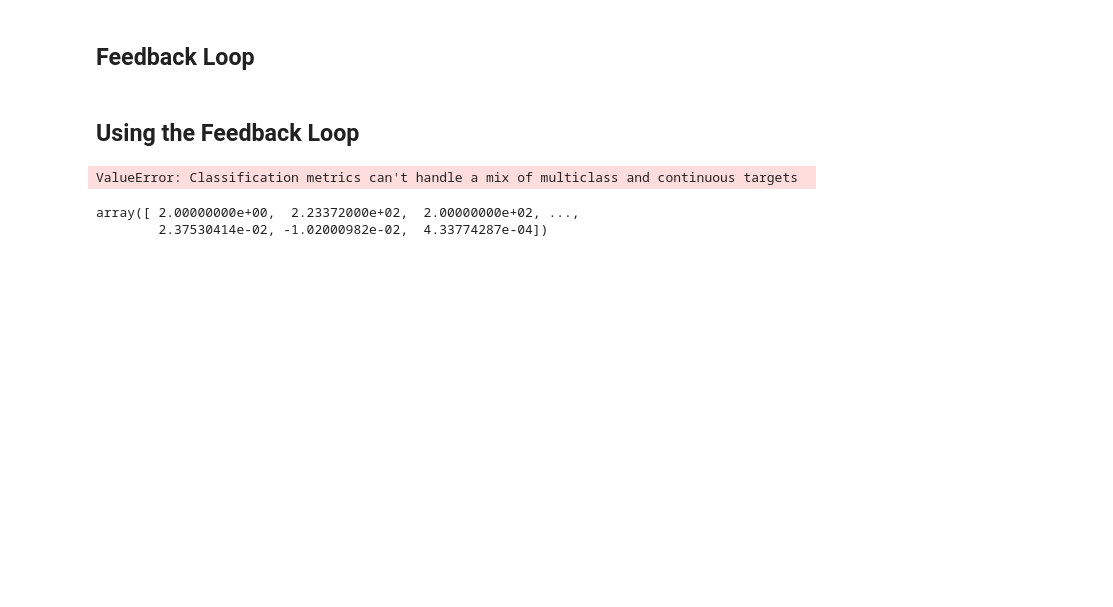
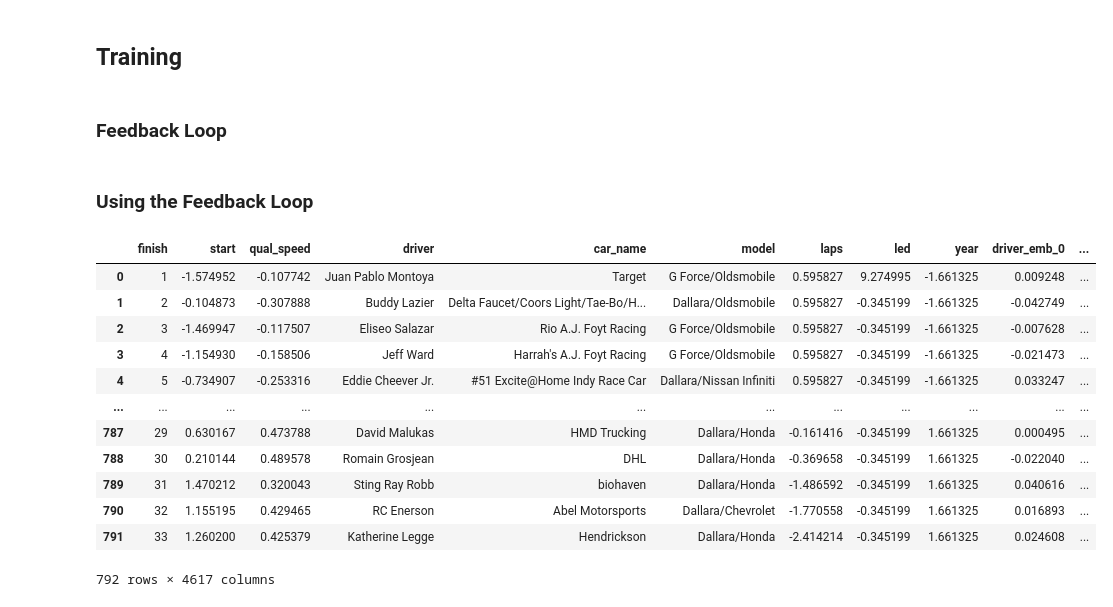
Before and after one commit to jacob-danner/machine-learning-experiments, a Jupyter notebook: INDY-500/modeling.ipynb, the cells around one changed output. Cells and saved outputs as stored; diff of their text form; code cells hidden in the pictures; blank space fills up the shorter version.

```diff
--- a/INDY-500/modeling.ipynb
+++ b/INDY-500/modeling.ipynb
@@ -7,7 +23,9 @@ from typing import Any
+# %% [markdown]
+## Training
 # %% [markdown]
-## Feedback Loop
+### Feedback Loop
 # %%
-from sklearn.metrics import accuracy_score, precision_score, recall_score, f1_score
+from sklearn.metrics import accuracy_score, precision_score, recall_score, f1_score, mean_absolute_error, mean_squared_error
 from sklearn.ensemble import RandomForestClassifier, RandomForestRegressor
 from sklearn.model_selection import train_test_split
 from sklearn.preprocessing import StandardScaler
@@ -30,20 +48,14 @@ def embed_categorical_columns(df: pd.DataFrame, categorical: list[str]) -> pd.Da
     A module of functionality for creating embeddings wrapped inside one function call.
     '''
 
-    OpenAIClient = Any # type alias for readability
-
-    def get_openai_client() -> OpenAIClient:
+    def set_openai_secret() -> None:
         load_dotenv()
-        os.environ.get('OPEN_API_KEY')
-        client = openai.OpenAI(
-            api_key=os.environ.get('OPEN_API_KEY')
-        )
-
-        return client
+        api_key = os.environ.get('OPEN_API_KEY')
+        openai.api_key = api_key
 
 
-    def get_embedding(client: OpenAIClient, text: str, model="text-embedding-3-small") -> list[float]:
-        return client.embeddings.create(input=text, model=model).data[0].embedding
+    def get_embedding(text: str, model="text-embedding-3-small") -> list[float]:
+        return openai.Embedding.create(input=text, model=model).data[0].embedding
 
 
     def add_pretrained_embeddings(data, columns):
@@ -61,10 +73,10 @@ def embed_categorical_columns(df: pd.DataFrame, categorical: list[str]) -> pd.Da
 
     df = df.copy()
 
-    client = get_openai_client()
+    set_openai_secret()
 
     for column in categorical:
-        df[f'{column}_emb'] = df[column].apply(lambda text: get_embedding(client, text))
+        df[f'{column}_emb'] = df[column].apply(lambda text: get_embedding(text))
 
         # explode the embedding list's into their own columns and add them to the df
 
@@ -86,48 +98,48 @@ def embed_categorical_columns(df: pd.DataFrame, categorical: list[str]) -> pd.Da
 def evaluate_model(model, X_test, y_test) -> dict:
     y_pred = model.predict(X_test)
     return {
-        'accuracy': accuracy_score(y_test, y_pred),
-        'precision': precision_score(y_test, y_pred, average='weighted'),
-        'recall': recall_score(y_test, y_pred, average='weighted'),
-        'f1': f1_score(y_test, y_pred, average='weighted')
+        'MAE': mean_absolute_error(y_test, y_pred),
+        'MSE': mean_squared_error(y_test, y_pred),
     }
+
 
 def train_and_evaluate_model(model, X, y):
     X_train, X_test, y_train, y_test = train_test_split(X, y, test_size=0.2, random_state=3)
     model.fit(X_train, y_train)
     return evaluate_model(model, X_test, y_test)
 # %% [markdown]
-## Using the Feedback Loop
+### Using the Feedback Loop
 # %%
 categorical = ['driver', 'car_name', 'model']
 numerical = ['start', 'qual_speed', 'laps', 'led', 'year']
 
 embedded_df_path = 'embedded_df.csv'
 
 if os.path.exists(embedded_df_path):
     df = pd.read_csv(embedded_df_path, index_col=0)
     scaler = StandardScaler()
     df[numerical] = scaler.fit_transform(df[numerical])
 
 else:
     df = (
         get_clean_df('race_stats_2000-2024.csv')
         .pipe(embed_categorical_columns, ['driver', 'car_name', 'model'])
     )
 
     df.to_csv(embedded_df_path, index=False)
 
-y = df.finish
-X = df.drop(columns=['finish'] + categorical)
-
-model = RandomForestRegressor(random_state=3)
-
-evaluation = train_and_evaluate_model(model, X, y)
-evaluation
+df
 # %% [output]
+|  | finish | start | qual_speed | driver | car_name | model | laps | led | year | driver_emb_0 | ... |
+| 0 | 1 | -1.574952 | -0.107742 | Juan Pablo Montoya | Target | G Force/Oldsmobile | 0.595827 | 9.274995 | -1.661325 | 0.009248 | ... |
+| 1 | 2 | -0.104873 | -0.307888 | Buddy Lazier | Delta Faucet/Coors Light/Tae-Bo/H... | Dallara/Oldsmobile | 0.595827 | -0.345199 | -1.661325 | -0.042749 | ... |
+| 2 | 3 | -1.469947 | -0.117507 | Eliseo Salazar | Rio A.J. Foyt Racing | G Force/Oldsmobile | 0.595827 | -0.345199 | -1.661325 | -0.007628 | ... |
+| 3 | 4 | -1.154930 | -0.158506 | Jeff Ward | Harrah's A.J. Foyt Racing | G Force/Oldsmobile | 0.595827 | -0.345199 | -1.661325 | -0.021473 | ... |
+| 4 | 5 | -0.734907 | -0.253316 | Eddie Cheever Jr. | #51 Excite@Home Indy Race Car | Dallara/Nissan Infiniti | 0.595827 | -0.345199 | -1.661325 | 0.033247 | ... |
+| ... | ... | ... | ... | ... | ... | ... | ... | ... | ... | ... | ... |
+| 787 | 29 | 0.630167 | 0.473788 | David Malukas | HMD Trucking | Dallara/Honda | -0.161416 | -0.345199 | 1.661325 | 0.000495 | ... |
+| 788 | 30 | 0.210144 | 0.489578 | Romain Grosjean | DHL | Dallara/Honda | -0.369658 | -0.345199 | 1.661325 | -0.022040 | ... |
+| 789 | 31 | 1.470212 | 0.320043 | Sting Ray Robb | biohaven | Dallara/Honda | -1.486592 | -0.345199 | 1.661325 | 0.040616 | ... |
+| 790 | 32 | 1.155195 | 0.429465 | RC Enerson | Abel Motorsports | Dallara/Chevrolet | -1.770558 | -0.345199 | 1.661325 | 0.016893 | ... |
+| 791 | 33 | 1.260200 | 0.425379 | Katherine Legge | Hendrickson | Dallara/Honda | -2.414214 | -0.345199 | 1.661325 | 0.024608 | ... |
-ValueError: Classification metrics can't handle a mix of multiclass and continuous targets
+792 rows × 4617 columns
-# %%
-X.iloc[0].to_numpy()
-# %% [output]
-array([ 2.00000000e+00,  2.23372000e+02,  2.00000000e+02, ...,
-        2.37530414e-02, -1.02000982e-02,  4.33774287e-04])
```
Also changed, not shown: parts of 12 cells of this notebook, 5 other files.
